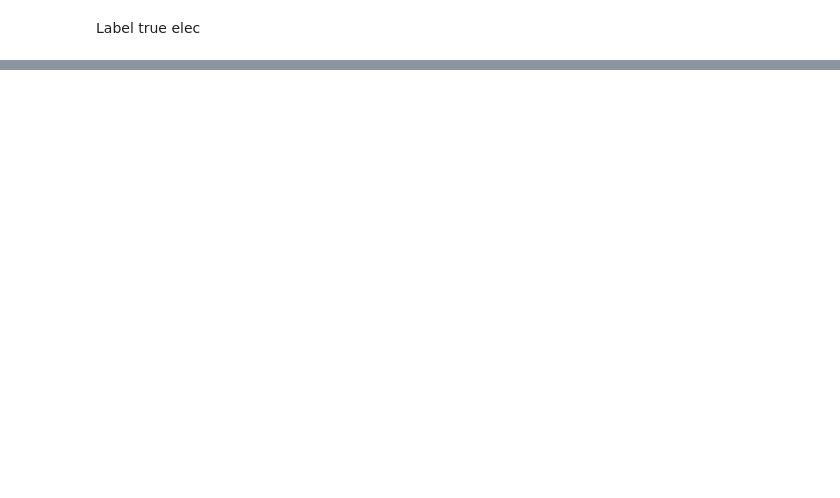
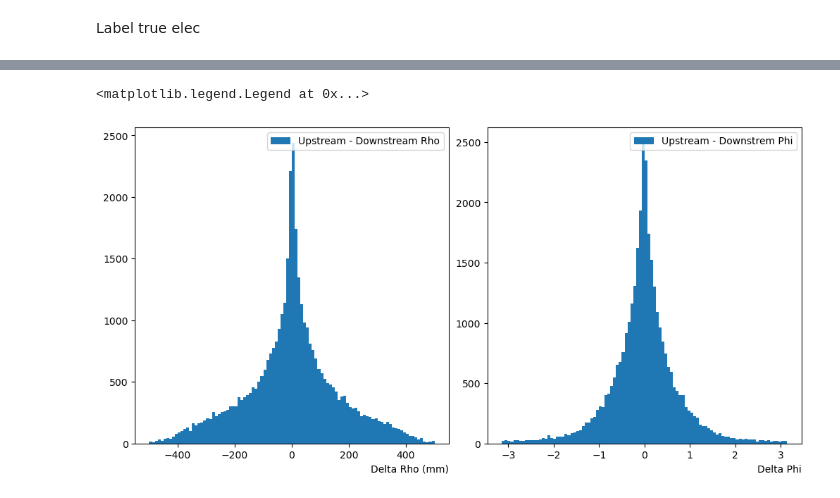
Before and after one commit to brownd1978/KKTrain, a Jupyter notebook: Reflections_em.ipynb, the cells around one changed output, grey strips where cells are left out. Cells and saved outputs as stored; diff of their text form; code cells hidden in the pictures; blank space fills up the shorter version.

```diff
--- a/Reflections_em.ipynb
+++ b/Reflections_em.ipynb
@@ -233,0 +259,21 @@ nomat  26591
+# %%
+up_rho2 = np.square(up_posx) + np.square(up_posy)
+up_rho = np.sqrt(up_rho2);
+down_rho2 = np.square(down_posx) + np.square(down_posy)
+down_rho = np.sqrt(down_rho2)
+drho = up_rho - down_rho
+
+up_phi = np.arctan2(up_posy, up_posx)
+down_phi = np.arctan2(down_posy, down_posx)
+dphi = up_phi - down_phi
+
+fig, (ax0, ax1 )  = plt.subplots(1,2,layout='constrained', figsize=(10,5))
+drho = ax0.hist(drho,label="Upstream - Downstream Rho", bins=100,range=(-500,500))
+ax0.set_xlabel("Delta Rho (mm)",loc='right')
+ax0.legend()
+dphi = ax1.hist(dphi,label="Upstream - Downstrem Phi",bins=100,range=(-3.14,3.14))
+ax1.set_xlabel("Delta Phi",loc='right')
+ax1.legend()
+# %% [output]
+<matplotlib.legend.Legend at 0x...>
+[figure, added]
```
Also changed, not shown: parts of 7 cells of this notebook, 1 other file.
